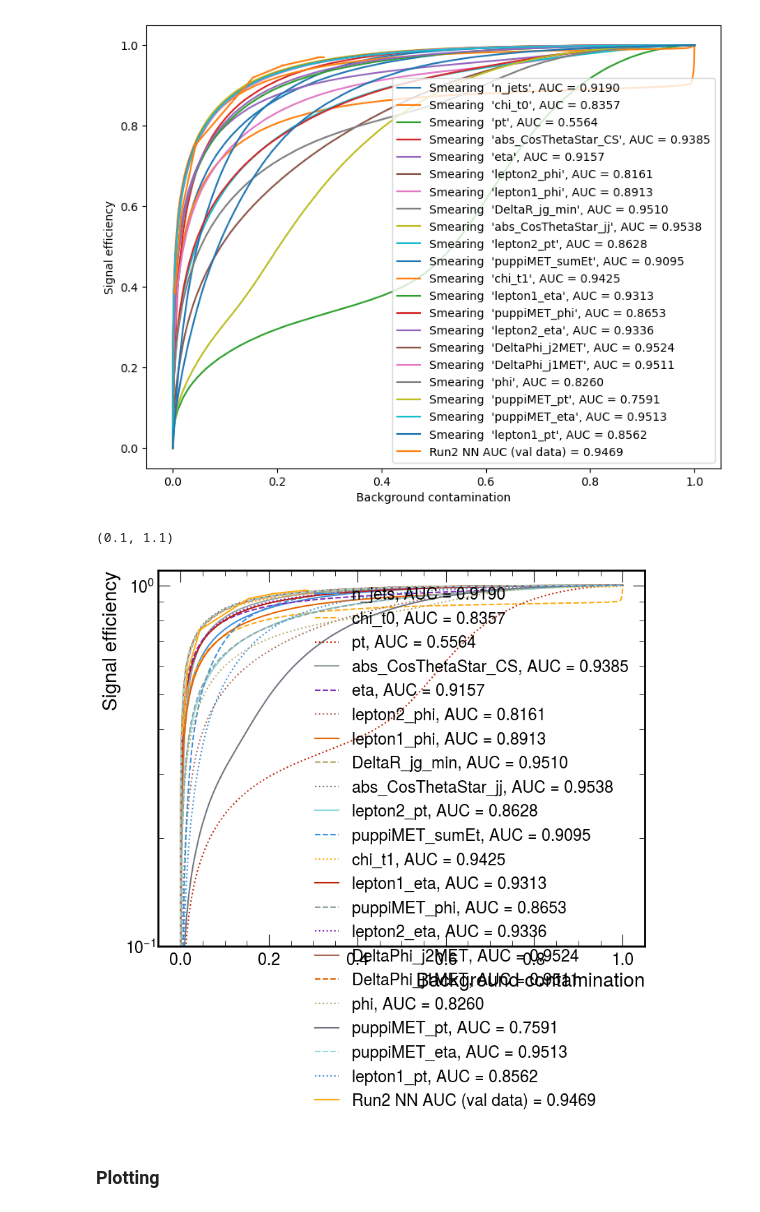
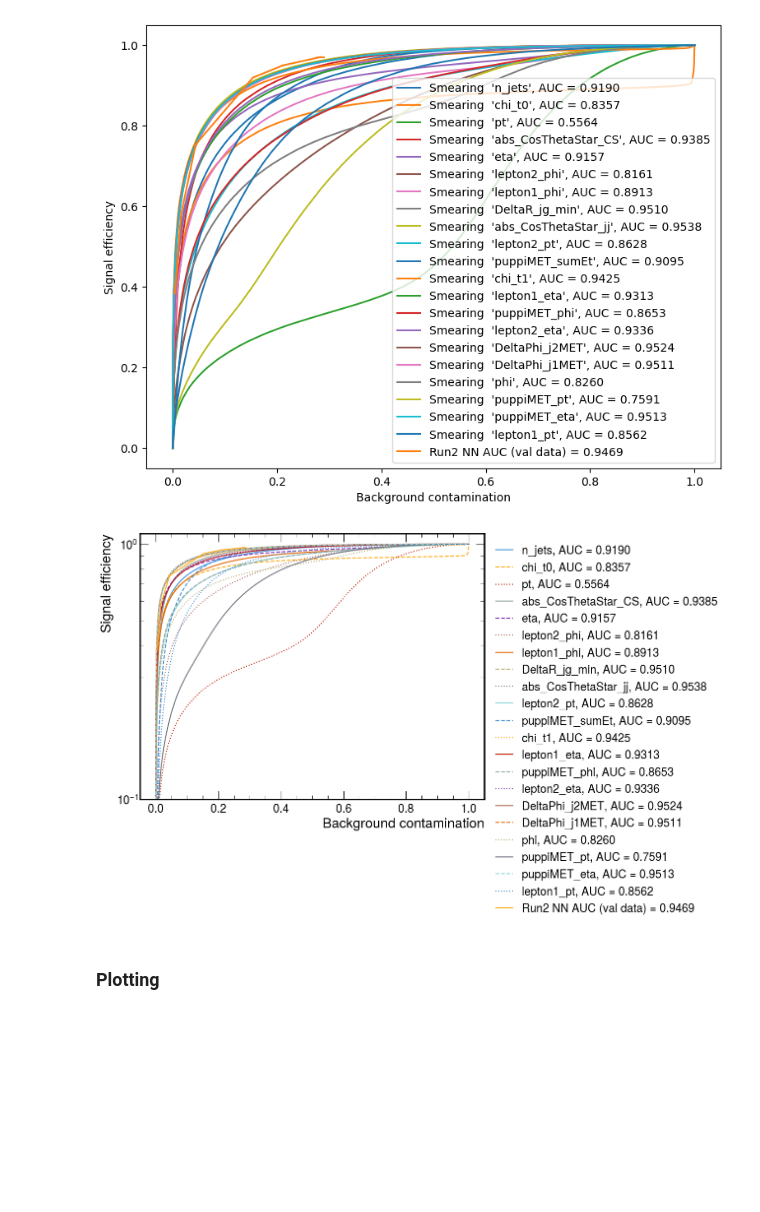
Before and after one commit to tcoulvert/HHtobbyy, a Jupyter notebook: ttH_InclusiveNet_awk.ipynb, the cells around one changed output. Cells and saved outputs as stored; diff of their text form; code cells hidden in the pictures; blank space fills up the shorter version.

```diff
--- a/ttH_InclusiveNet_awk.ipynb
+++ b/ttH_InclusiveNet_awk.ipynb
@@ -270,6 +278,6 @@ def plot_output_score(IN_info, plot_prefix, plot_postfix='', method='arr', label
 # %%
-# with open(OUTPUT_DIRPATH + f'{CURRENT_TIME}IN_perf_{fold_idx}.json', 'r') as f:
-#     IN_perf = json.load(f)
+with open(OUTPUT_DIRPATH + f'{CURRENT_TIME}IN_perf.json', 'r') as f:
+    IN_perf = json.load(f)
 
 TPR_thresholds = [0.9704, 0.9498, 0.9196, 0.7536, 0.5777, 0.3837]
 print("Neural network performance")
@@ -348,7 +334,7 @@ def smear_particle_hlf(variable_name, particle_hlf_to_smear, method='multiply',
 
     return particle_hlf_to_smear
 # %%
-IN_perf_arr = []
+IN_perf_smear_dict = {}
 # with open(OUTPUT_DIRPATH + CURRENT_TIME + config_file + '.json') as f:
 with open('model_outputs/v0/BestConfigReallyTopclass.json', 'r') as f:
     best_conf = json.load(f)
@@ -363,14 +349,12 @@ for variable_name in high_level_fields:
         gauss_data_list = data_list_test
         gauss_data_hlf = smear_particle_hlf(variable_name, copy.deepcopy(data_hlf_test))
 
-    IN_perf_arr.append(
-        evaluate(
-            gauss_data_list, gauss_data_hlf, label_test, OUTPUT_DIRPATH, CURRENT_TIME, skf, best_conf
-        )
+    IN_perf_smear_dict[variable_name] = evaluate(
+        gauss_data_list, gauss_data_hlf, label_test, OUTPUT_DIRPATH, CURRENT_TIME, skf, best_conf
     )
 
 with open(OUTPUT_DIRPATH + f'{CURRENT_TIME}_IN_perf_gauss_smear.json', 'w') as f:
-    json.dump({'IN_perf_arr': IN_perf_arr}, f)
+    json.dump(IN_perf_smear_dict, f)
 # %% [output]
 ============================================================
 n_jets
@@ -393,20 +377,17 @@ Neural network performance
 # %%
 plot_destdir = OUTPUT_DIRPATH + 'plots'
 if not os.path.exists(plot_destdir):
     os.makedirs(plot_destdir)
 with open(OUTPUT_DIRPATH + f'{CURRENT_TIME}_IN_perf_gauss_smear.json', 'r') as f:
     IN_perf_arr = json.load(f)
 IN_perf_arr = IN_perf_arr['IN_perf_arr']
 
 plot_roc(
     IN_perf_arr, plot_destdir+'/'+CURRENT_TIME, plot_postfix='_gauss_smear',
-    method='IN_arr', labels=[dict_['smeared_var'] for dict_ in IN_perf_arr]
+    method='IN_arr', labels=[dict_['smeared_var'] for dict_ in IN_perf_arr], yscale='log'
 )
-plt.yscale('log')
-plt.ylim(0.1, 1.1)
 # %% [output]
-(0.1, 1.1)
-[figure, old version]
+[figure, new version]
 # %% [markdown]
 ### Plotting
 # %% [markdown]
```
Also changed, not shown: parts of 8 cells of this notebook, 2 other files.
